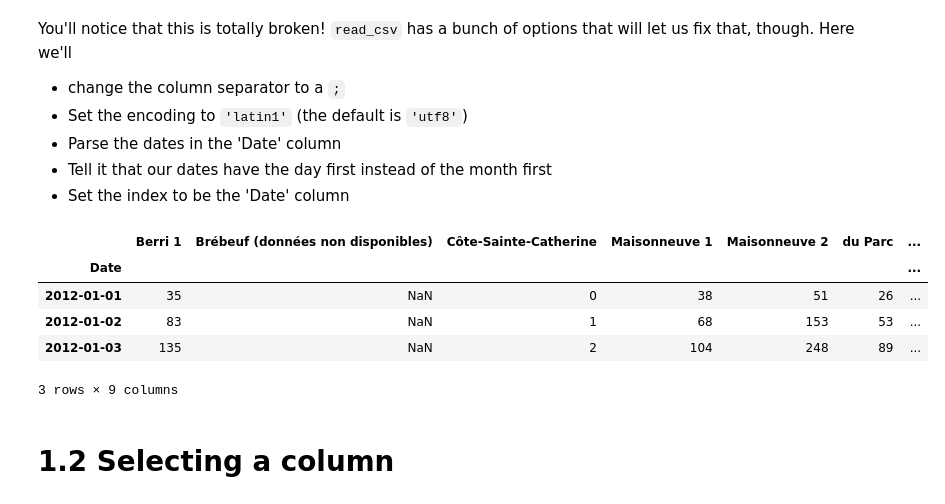
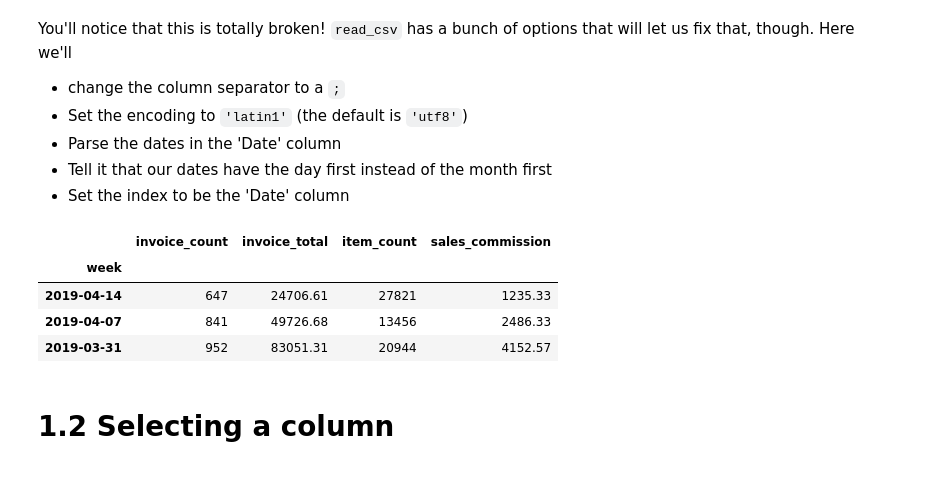
Before and after one commit to worker-bee-micah/practice-only, a Jupyter notebook: 01_mt_pd_csv_read.ipynb, the cells around one changed output. Saved outputs shown, nothing was run; the diff lists cells and outputs as text; code cells hidden in the pictures.

```diff
--- a/01_mt_pd_csv_read.ipynb
+++ b/01_mt_pd_csv_read.ipynb
@@ -48,12 +59,12 @@ You'll notice that this is totally broken! `read_csv` has a bunch of options tha
 * Tell it that our dates have the day first instead of the month first
 * Set the index to be the 'Date' column
 # %%
-fixed_df = pd.read_csv('../data/bikes.csv', sep=';', encoding='latin1', parse_dates=['Date'], dayfirst=True, index_col='Date')
-fixed_df[:3]
+invoice_df = pd.read_csv('test_weekly_reports.csv', sep=';', parse_dates=['week'], dayfirst=True, index_col='week')
+
+invoice_df[:3]
 # %% [output]
-|  | Berri 1 | Brébeuf (données non disponibles) | Côte-Sainte-Catherine | Maisonneuve 1 | Maisonneuve 2 | du Parc | ... |
-| Date |  |  |  |  |  |  | ... |
-| 2012-01-01 | 35 | NaN | 0 | 38 | 51 | 26 | ... |
-| 2012-01-02 | 83 | NaN | 1 | 68 | 153 | 53 | ... |
-| 2012-01-03 | 135 | NaN | 2 | 104 | 248 | 89 | ... |
+|  | invoice_count | invoice_total | item_count | sales_commission |
+| week |  |  |  |  |
+| 2019-04-14 | 647 | 24706.61 | 27821 | 1235.33 |
+| 2019-04-07 | 841 | 49726.68 | 13456 | 2486.33 |
+| 2019-03-31 | 952 | 83051.31 | 20944 | 4152.57 |
-3 rows × 9 columns
```
Also changed, not shown: parts of 9 cells of this notebook, 4 other files.
